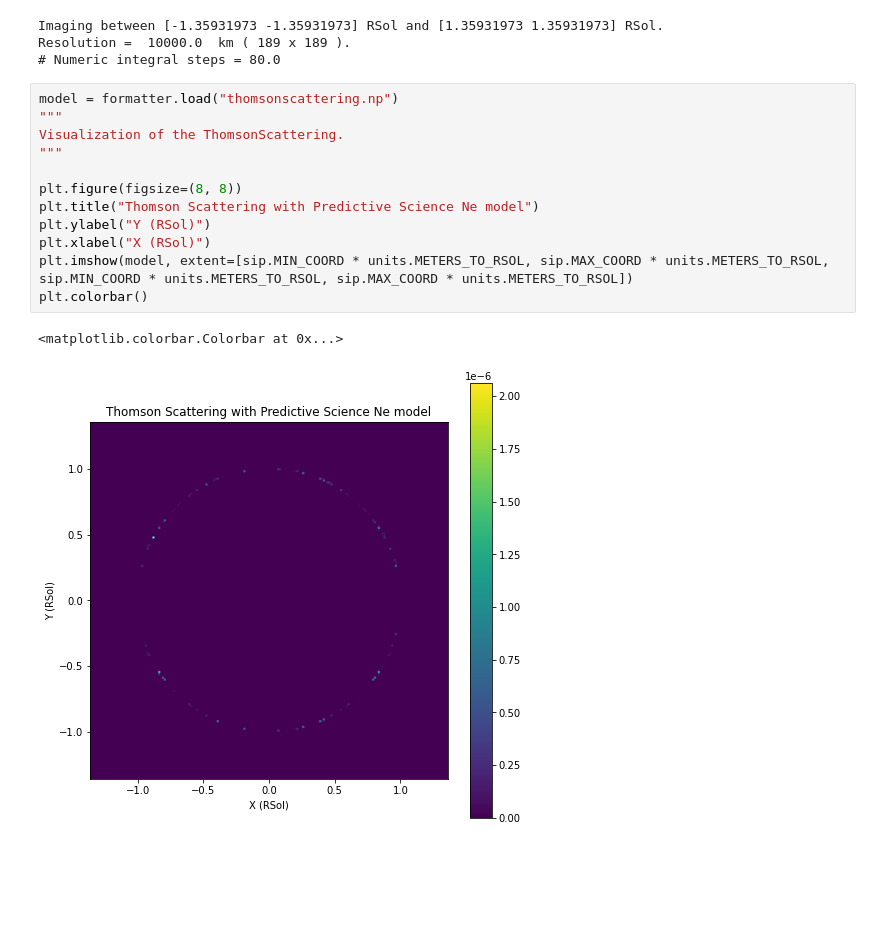
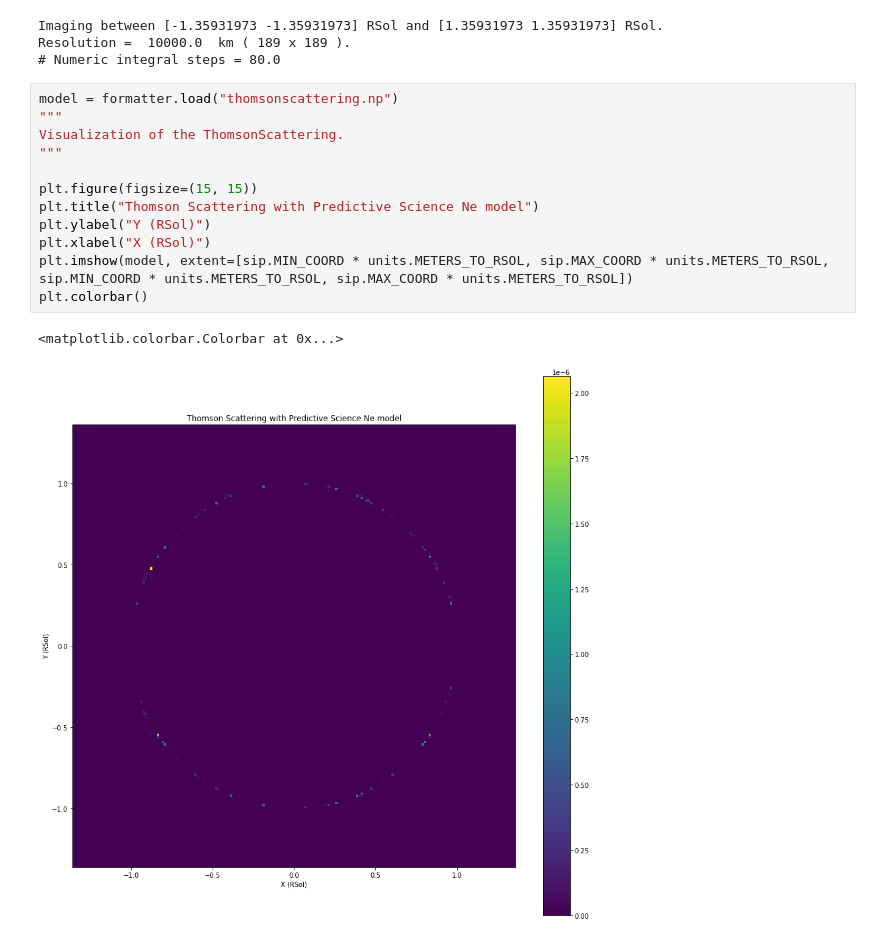
Before and after one commit to aliciavr/thomsonpy, a Jupyter notebook: src/thomsonpy/data_management/octree/solar_imager.ipynb, the cells around one changed output. Drawn from its saved outputs; the diff is of its cells as text; blank space fills up the shorter version.

Commit message:
Model visualization in different scales implemented

```diff
--- a/src/thomsonpy/data_management/octree/solar_imager.ipynb
+++ b/src/thomsonpy/data_management/octree/solar_imager.ipynb
@@ -135,15 +132,15 @@ Resolution =  10000.0  km ( 189 x 189 ).
 # %%
 model = formatter.load("thomsonscattering.np")
 """
 Visualization of the ThomsonScattering.
 """
 
-plt.figure(figsize=(8, 8))
+plt.figure(figsize=(15, 15))
 plt.title("Thomson Scattering with Predictive Science Ne model")
 plt.ylabel("Y (RSol)")
 plt.xlabel("X (RSol)")
 plt.imshow(model, extent=[sip.MIN_COORD * units.METERS_TO_RSOL, sip.MAX_COORD * units.METERS_TO_RSOL, sip.MIN_COORD * units.METERS_TO_RSOL, sip.MAX_COORD * units.METERS_TO_RSOL])
 plt.colorbar()
 # %% [output]
 <matplotlib.colorbar.Colorbar at 0x...>
-[figure, old version]
+[figure, new version]
```
Also changed, not shown: parts of 5 cells of this notebook.
